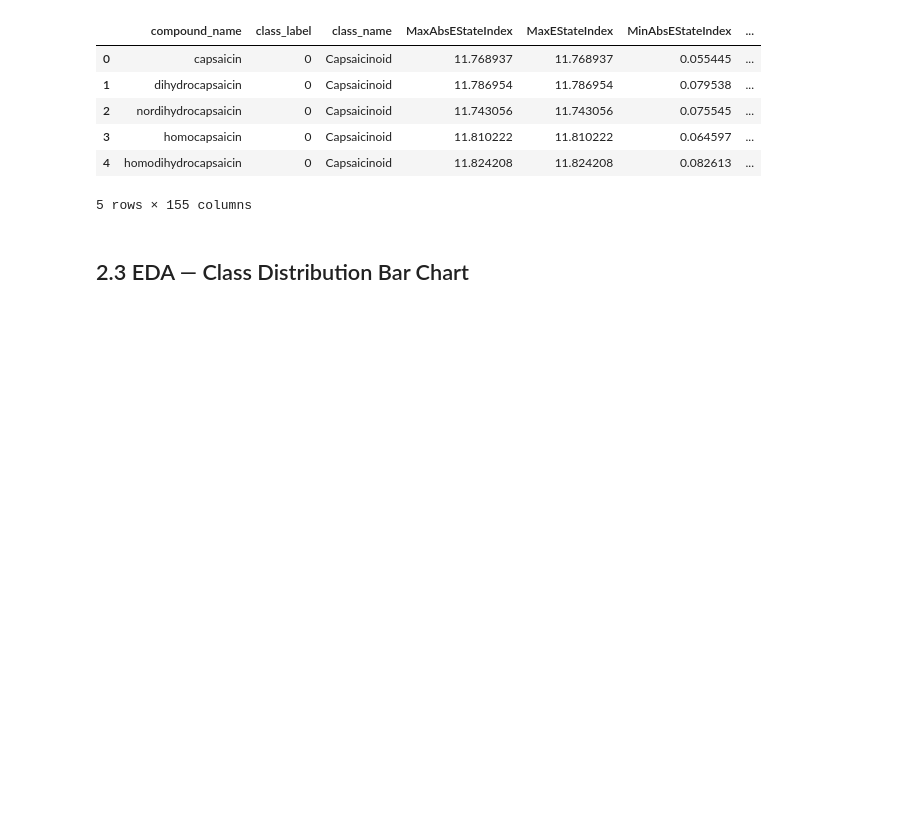
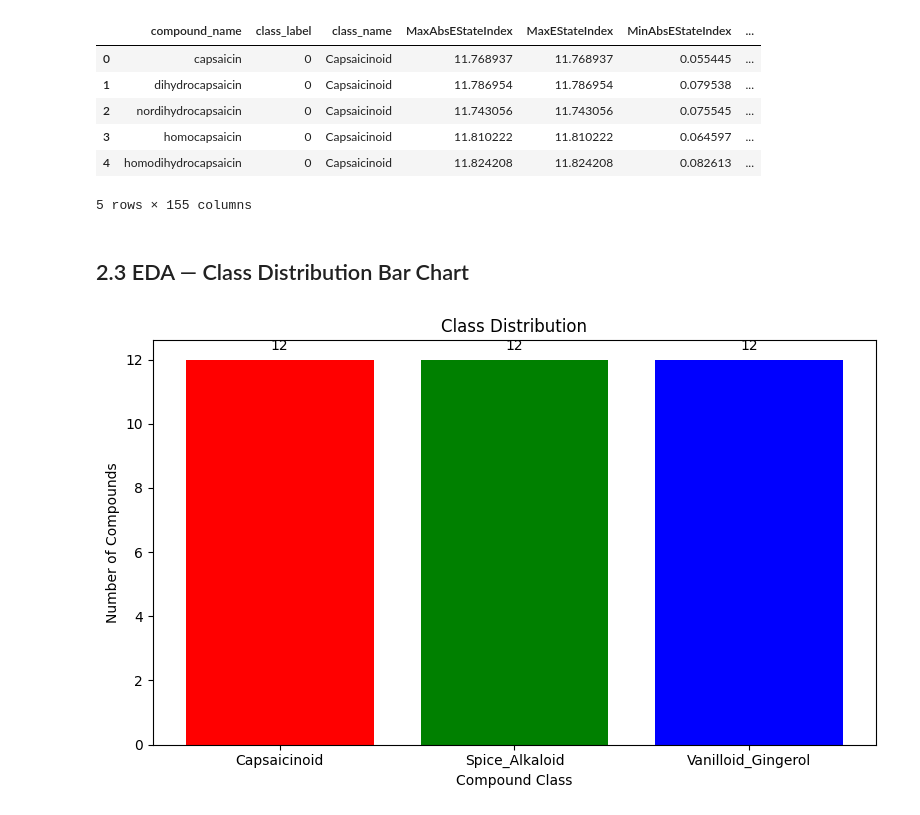
Before and after one commit to dw1229/capsaicinoid-ml, a Jupyter notebook: 02_EDA_and_PCA.ipynb, the cells around one changed output. Saved outputs shown, nothing was run; the diff lists cells and outputs as text; code cells hidden in the pictures; blank space fills up the shorter version.

```diff
--- a/02_EDA_and_PCA.ipynb
+++ b/02_EDA_and_PCA.ipynb
@@ -54,4 +54,21 @@ dtype: int64
 # %% [markdown]
 ## 2.3 EDA — Class Distribution Bar Chart
 # %%
-# Plot compound counts by class
+class_counts = molecule_df["class_name"].value_counts().sort_index()
+colors = ["red", "green", "blue"]
+
+plt.figure(figsize=(8, 5))
+bars = plt.bar(class_counts.index, class_counts.values, color=colors)
+
+for bar, count in zip(bars, class_counts.values):
+    plt.text(bar.get_x() + bar.get_width() / 2, bar.get_height() + 0.3,
+             str(count), ha="center")
+
+plt.xlabel("Compound Class")
+plt.ylabel("Number of Compounds")
+plt.title("Class Distribution")
+plt.tight_layout()
+plt.savefig(os.path.join(FIGURES_DIR, "class_distribution.png"), bbox_inches="tight")
+plt.show()
+# %% [output]
+[figure, added]
```
Also changed, not shown: parts of 14 cells of this notebook.
